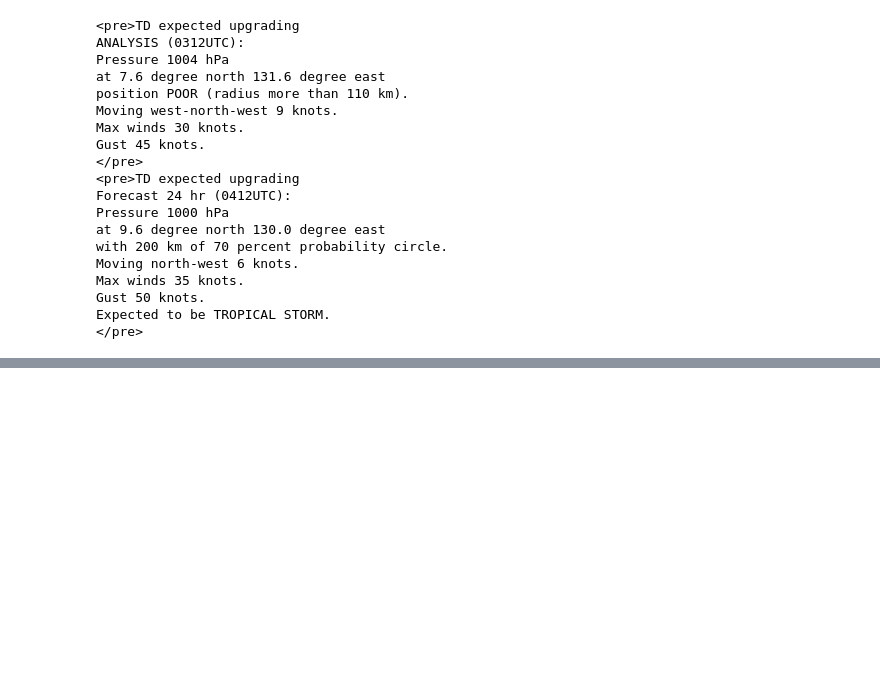
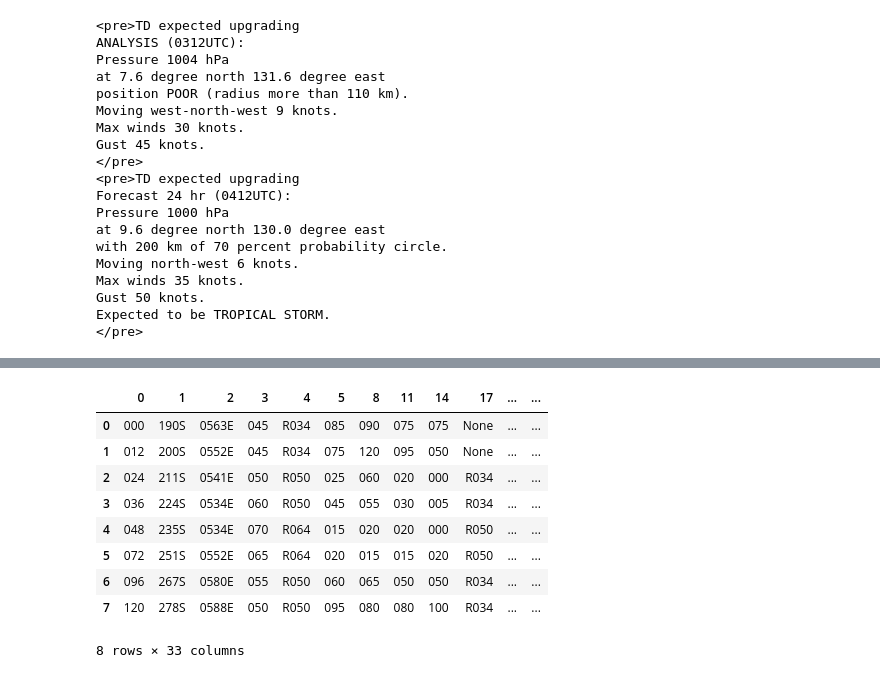
Before and after one commit to ec-jrc/pyStorms, a Jupyter notebook: Parsing Bulletins.ipynb, the cells around one changed output, grey strips where cells are left out. Saved outputs shown, nothing was run; the diff lists cells and outputs as text; code cells hidden in the pictures; blank space fills up the shorter version.

```diff
--- a/Parsing Bulletins.ipynb
+++ b/Parsing Bulletins.ipynb
@@ -79,0 +198,13 @@ Expected to be TROPICAL STORM.
+# %%
+df.drop(df.columns[[6, 7,9,10,12,13,15,16,18,19]], axis=1)
+# %% [output]
+|  | 0 | 1 | 2 | 3 | 4 | 5 | 8 | 11 | 14 | 17 | ... | ... |
+| 0 | 000 | 190S | 0563E | 045 | R034 | 085 | 090 | 075 | 075 | None | ... | ... |
+| 1 | 012 | 200S | 0552E | 045 | R034 | 075 | 120 | 095 | 050 | None | ... | ... |
+| 2 | 024 | 211S | 0541E | 050 | R050 | 025 | 060 | 020 | 000 | R034 | ... | ... |
+| 3 | 036 | 224S | 0534E | 060 | R050 | 045 | 055 | 030 | 005 | R034 | ... | ... |
+| 4 | 048 | 235S | 0534E | 070 | R064 | 015 | 020 | 020 | 000 | R050 | ... | ... |
+| 5 | 072 | 251S | 0552E | 065 | R064 | 020 | 015 | 015 | 020 | R050 | ... | ... |
+| 6 | 096 | 267S | 0580E | 055 | R050 | 060 | 065 | 050 | 050 | R034 | ... | ... |
+| 7 | 120 | 278S | 0588E | 050 | R050 | 095 | 080 | 080 | 100 | R034 | ... | ... |
+8 rows × 33 columns
```
Also changed, not shown: parts of 26 cells of this notebook, 2 other files.
